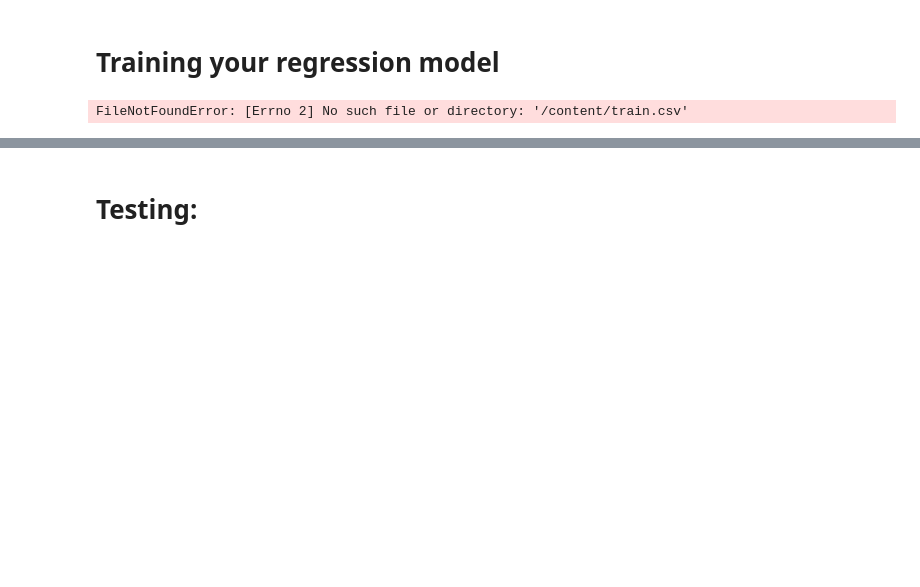
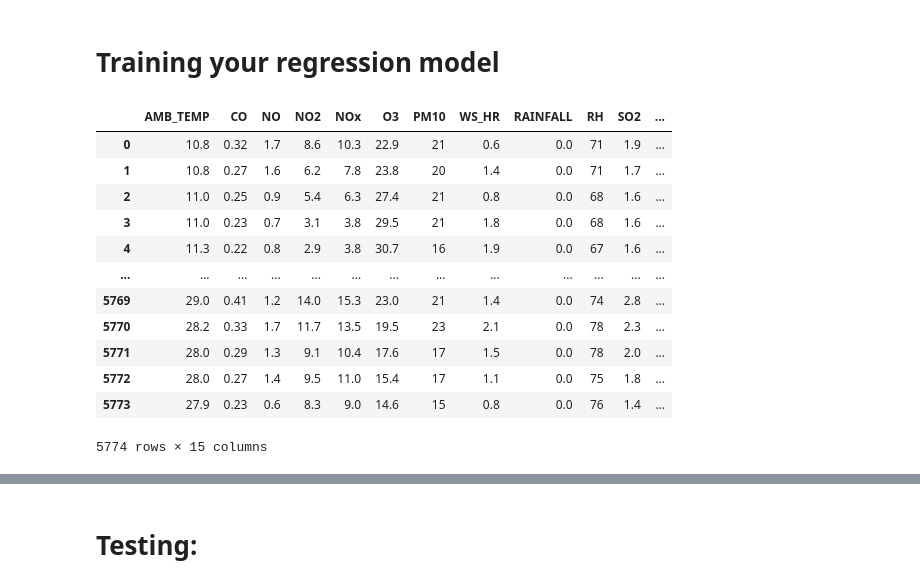
Before and after one commit to Tank86092/NTU2025ML, a Jupyter notebook: HW1/2025ML_HW1_sample.ipynb, the cells around one changed output, grey strips where cells are left out. Drawn from its saved outputs; the diff is of its cells as text; code cells hidden in the pictures; blank space fills up the shorter version.

```diff
--- a/HW1/2025ML_HW1_sample.ipynb
+++ b/HW1/2025ML_HW1_sample.ipynb
@@ -184,10 +219,22 @@ train_config = Namespace(
 # %% [markdown]
 # **Training your regression model**
 # %%
-train_df = pd.read_csv("/content/train.csv")
+train_df = pd.read_csv("./content/train.csv")
 train_df
 # %% [output]
+|  | AMB_TEMP | CO | NO | NO2 | NOx | O3 | PM10 | WS_HR | RAINFALL | RH | SO2 | ... |
+| 0 | 10.8 | 0.32 | 1.7 | 8.6 | 10.3 | 22.9 | 21 | 0.6 | 0.0 | 71 | 1.9 | ... |
+| 1 | 10.8 | 0.27 | 1.6 | 6.2 | 7.8 | 23.8 | 20 | 1.4 | 0.0 | 71 | 1.7 | ... |
+| 2 | 11.0 | 0.25 | 0.9 | 5.4 | 6.3 | 27.4 | 21 | 0.8 | 0.0 | 68 | 1.6 | ... |
+| 3 | 11.0 | 0.23 | 0.7 | 3.1 | 3.8 | 29.5 | 21 | 1.8 | 0.0 | 68 | 1.6 | ... |
+| 4 | 11.3 | 0.22 | 0.8 | 2.9 | 3.8 | 30.7 | 16 | 1.9 | 0.0 | 67 | 1.6 | ... |
+| ... | ... | ... | ... | ... | ... | ... | ... | ... | ... | ... | ... | ... |
+| 5769 | 29.0 | 0.41 | 1.2 | 14.0 | 15.3 | 23.0 | 21 | 1.4 | 0.0 | 74 | 2.8 | ... |
+| 5770 | 28.2 | 0.33 | 1.7 | 11.7 | 13.5 | 19.5 | 23 | 2.1 | 0.0 | 78 | 2.3 | ... |
+| 5771 | 28.0 | 0.29 | 1.3 | 9.1 | 10.4 | 17.6 | 17 | 1.5 | 0.0 | 78 | 2.0 | ... |
+| 5772 | 28.0 | 0.27 | 1.4 | 9.5 | 11.0 | 15.4 | 17 | 1.1 | 0.0 | 75 | 1.8 | ... |
+| 5773 | 27.9 | 0.23 | 0.6 | 8.3 | 9.0 | 14.6 | 15 | 0.8 | 0.0 | 76 | 1.4 | ... |
-FileNotFoundError: [Errno 2] No such file or directory: '/content/train.csv'
+5774 rows × 15 columns
 # %%
 # TODO: Normalize each column (except PM2.5) for the report (use z-score normalization)
 def normalize_train_data(df):
```
Also changed, not shown: parts of 11 cells of this notebook, 3 other files.
